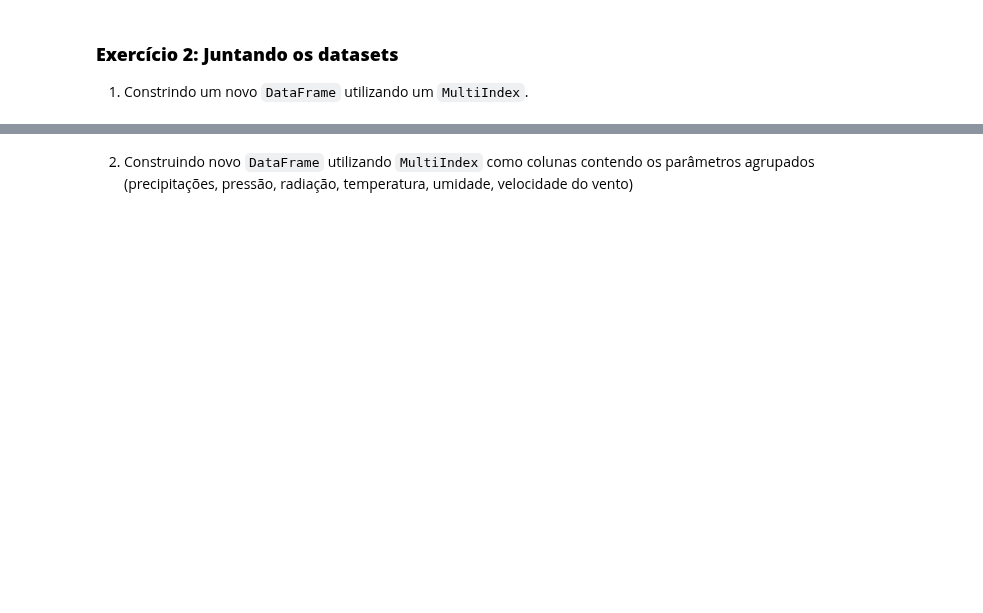
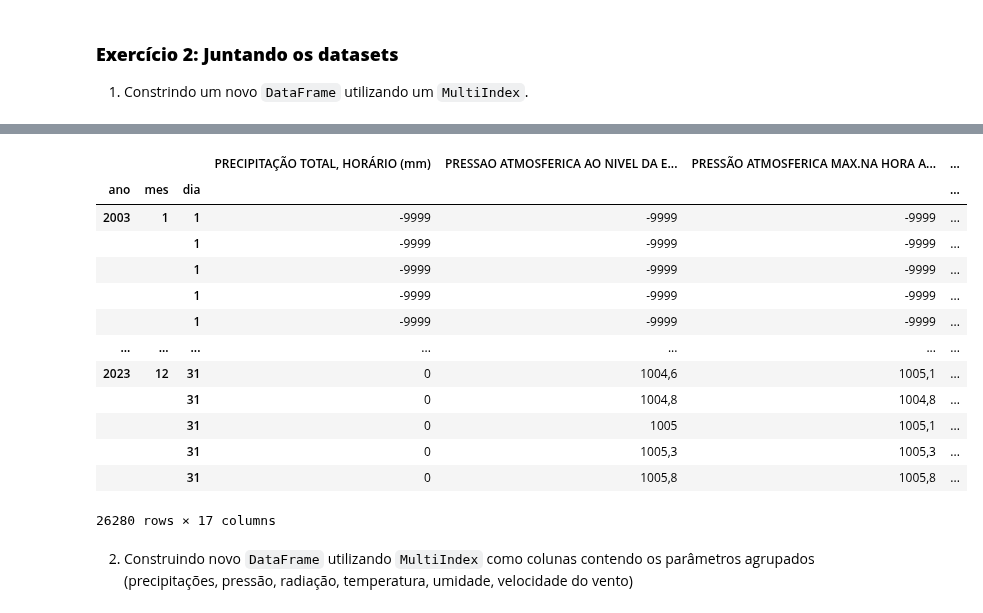
Before and after one commit to everaldina/Trilha_Python, a Jupyter notebook: dev-Everaldina/PI-007.ipynb, the cells around one changed output, grey strips where cells are left out. Cells and saved outputs as stored; diff of their text form; code cells hidden in the pictures; blank space fills up the shorter version.

```diff
--- a/dev-Everaldina/PI-007.ipynb
+++ b/dev-Everaldina/PI-007.ipynb
@@ -161,0 +130,4 @@ TypeError: You have to supply one of 'by' and 'level'
+# %%
+# removendo colunas extraas
+estacao_ssa_2003.drop(columns=['Unnamed: 19'], inplace=True)
+estacao_ssa_2023.drop(columns=['Unnamed: 19'], inplace=True)
@@ -162,2 +179,22 @@ TypeError: You have to supply one of 'by' and 'level'
+# %%
+# criando dataframa multiindexado por ano, mes e dia
+estacao_ssa = pd.concat([estacao_ssa_2003, estacao_ssa_2013, estacao_ssa_2023]).drop(columns=['DATA (YYYY-MM-DD)', 'HORA (UTC)'])
+estacao_ssa.set_index(index, inplace=True)
+estacao_ssa
+# %% [output]
+|  |  |  | PRECIPITAÇÃO TOTAL, HORÁRIO (mm) | PRESSAO ATMOSFERICA AO NIVEL DA E... | PRESSÃO ATMOSFERICA MAX.NA HORA A... | ... |
+| ano | mes | dia |  |  |  | ... |
+| 2003 | 1 | 1 | -9999 | -9999 | -9999 | ... |
+|  |  | 1 | -9999 | -9999 | -9999 | ... |
+|  |  | 1 | -9999 | -9999 | -9999 | ... |
+|  |  | 1 | -9999 | -9999 | -9999 | ... |
+|  |  | 1 | -9999 | -9999 | -9999 | ... |
+| ... | ... | ... | ... | ... | ... | ... |
+| 2023 | 12 | 31 | 0 | 1004,6 | 1005,1 | ... |
+|  |  | 31 | 0 | 1004,8 | 1004,8 | ... |
+|  |  | 31 | 0 | 1005 | 1005,1 | ... |
+|  |  | 31 | 0 | 1005,3 | 1005,3 | ... |
+|  |  | 31 | 0 | 1005,8 | 1005,8 | ... |
+26280 rows × 17 columns
 # %% [markdown]
 2. Construindo novo ``DataFrame`` utilizando ``MultiIndex`` como colunas contendo os parâmetros agrupados (precipitações, pressão, radiação, temperatura, umidade, velocidade do vento)
```
Also changed, not shown: parts of 4 cells of this notebook.
